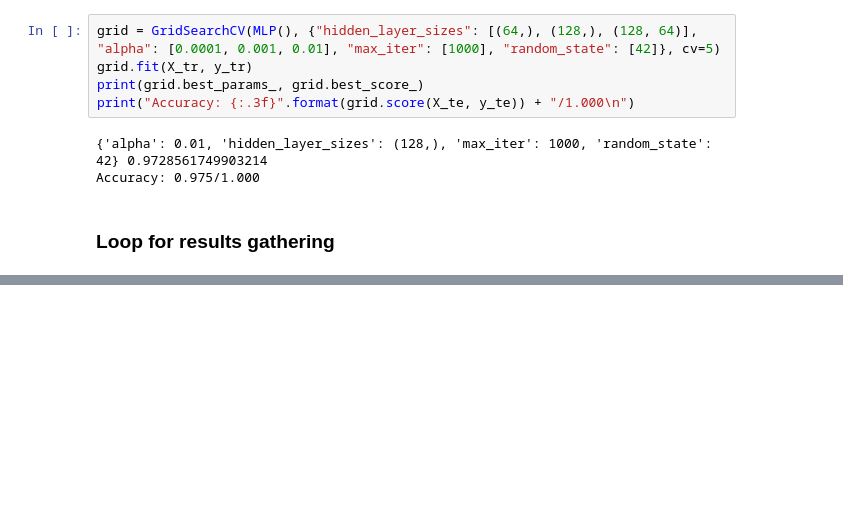
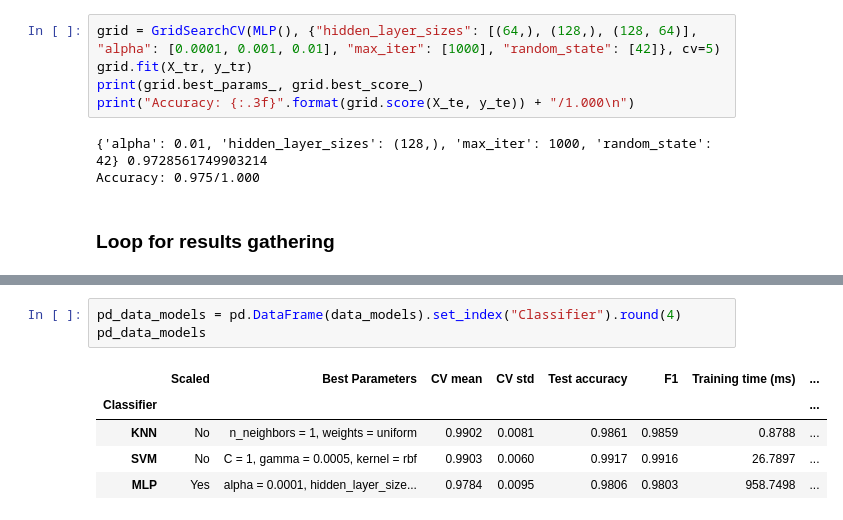
Before and after one commit to migasantunes/Classifiers_KNN_SVM_MLP, a Jupyter notebook: project2.ipynb, the cells around one changed output, grey strips where cells are left out. Saved outputs shown, nothing was run; the diff lists cells and outputs as text; blank space fills up the shorter version.

```diff
--- a/project2.ipynb
+++ b/project2.ipynb
@@ -272,0 +305,9 @@ weighted avg       0.98      0.98      0.98       360
+# %%
+pd_data_models = pd.DataFrame(data_models).set_index("Classifier").round(4)
+pd_data_models
+# %% [output]
+|  | Scaled | Best Parameters | CV mean | CV std | Test accuracy | F1 | Training time (ms) | ... |
+| Classifier |  |  |  |  |  |  |  | ... |
+| KNN | No | n_neighbors = 1, weights = uniform | 0.9902 | 0.0081 | 0.9861 | 0.9859 | 0.8788 | ... |
+| SVM | No | C = 1, gamma = 0.0005, kernel = rbf | 0.9903 | 0.0060 | 0.9917 | 0.9916 | 26.7897 | ... |
+| MLP | Yes | alpha = 0.0001, hidden_layer_size... | 0.9784 | 0.0095 | 0.9806 | 0.9803 | 958.7498 | ... |
```
Also changed, not shown: parts of 13 cells of this notebook, 1 other file.
